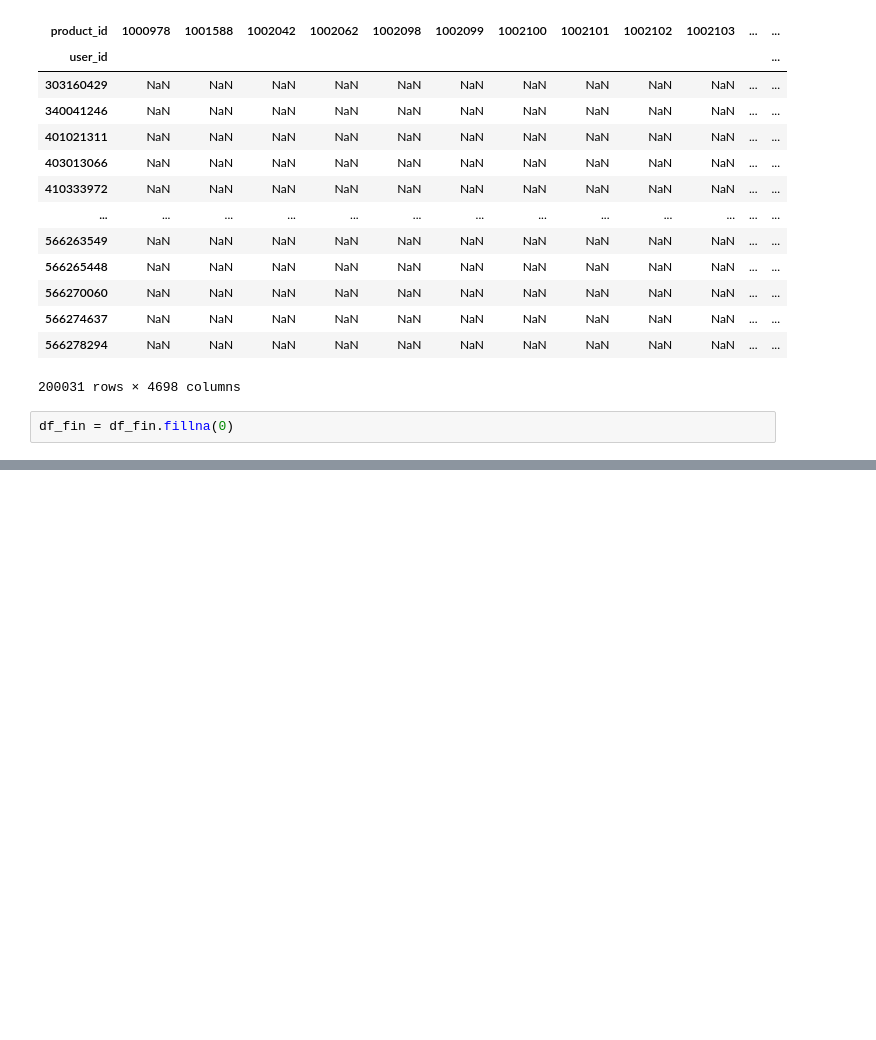
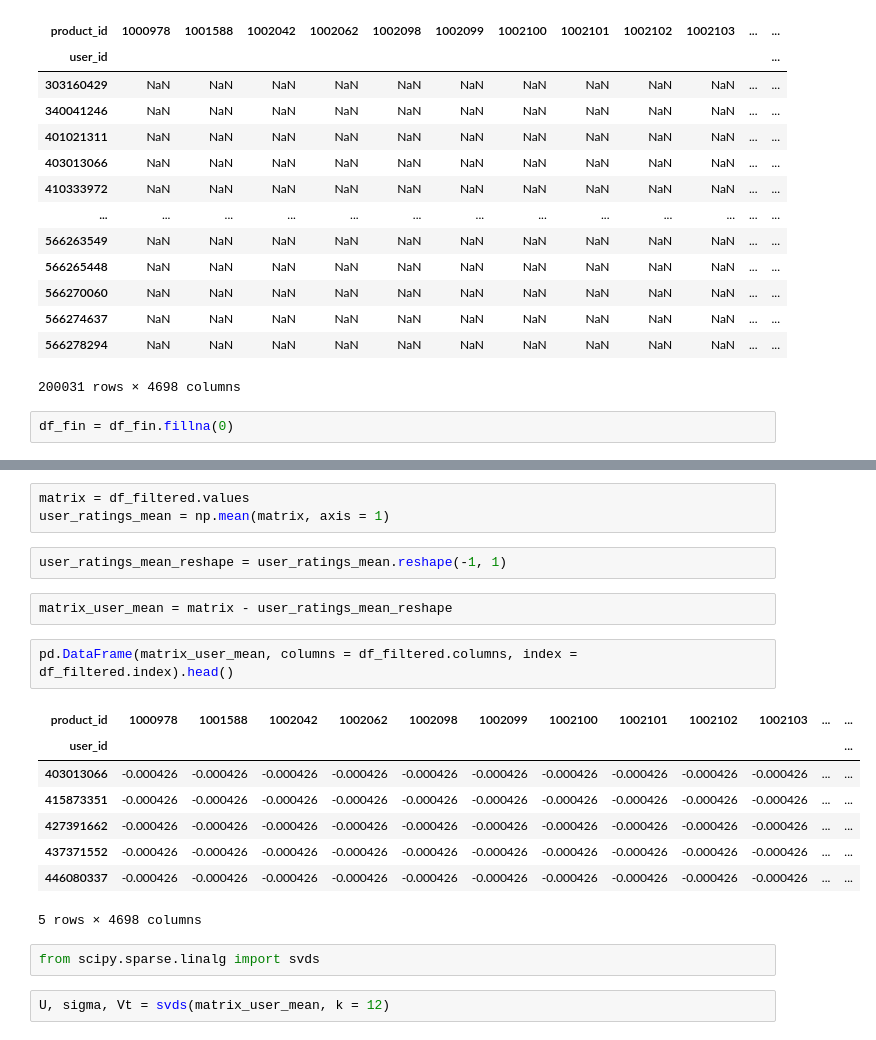
Before and after one commit to jiyoungemma/User-Log-data-analytics, a Jupyter notebook: big_query_table.ipynb, the cells around one changed output, grey strips where cells are left out. Saved outputs shown, nothing was run; the diff lists cells and outputs as text; blank space fills up the shorter version.

```diff
--- a/big_query_table.ipynb
+++ b/big_query_table.ipynb
@@ -102,0 +123,22 @@ df_fin.head()
+# %%
+matrix = df_filtered.values
+user_ratings_mean = np.mean(matrix, axis = 1)
+# %%
+user_ratings_mean_reshape = user_ratings_mean.reshape(-1, 1)
+# %%
+matrix_user_mean = matrix - user_ratings_mean_reshape
+# %%
+pd.DataFrame(matrix_user_mean, columns = df_filtered.columns, index = df_filtered.index).head()
+# %% [output]
+| product_id | 1000978 | 1001588 | 1002042 | 1002062 | 1002098 | 1002099 | 1002100 | 1002101 | 1002102 | 1002103 | ... | ... |
+| user_id |  |  |  |  |  |  |  |  |  |  |  | ... |
+| 403013066 | -0.000426 | -0.000426 | -0.000426 | -0.000426 | -0.000426 | -0.000426 | -0.000426 | -0.000426 | -0.000426 | -0.000426 | ... | ... |
+| 415873351 | -0.000426 | -0.000426 | -0.000426 | -0.000426 | -0.000426 | -0.000426 | -0.000426 | -0.000426 | -0.000426 | -0.000426 | ... | ... |
+| 427391662 | -0.000426 | -0.000426 | -0.000426 | -0.000426 | -0.000426 | -0.000426 | -0.000426 | -0.000426 | -0.000426 | -0.000426 | ... | ... |
+| 437371552 | -0.000426 | -0.000426 | -0.000426 | -0.000426 | -0.000426 | -0.000426 | -0.000426 | -0.000426 | -0.000426 | -0.000426 | ... | ... |
+| 446080337 | -0.000426 | -0.000426 | -0.000426 | -0.000426 | -0.000426 | -0.000426 | -0.000426 | -0.000426 | -0.000426 | -0.000426 | ... | ... |
+5 rows × 4698 columns
+# %%
+from scipy.sparse.linalg import svds
+# %%
+U, sigma, Vt = svds(matrix_user_mean, k = 12)
```
Also changed, not shown: parts of 34 cells of this notebook.
